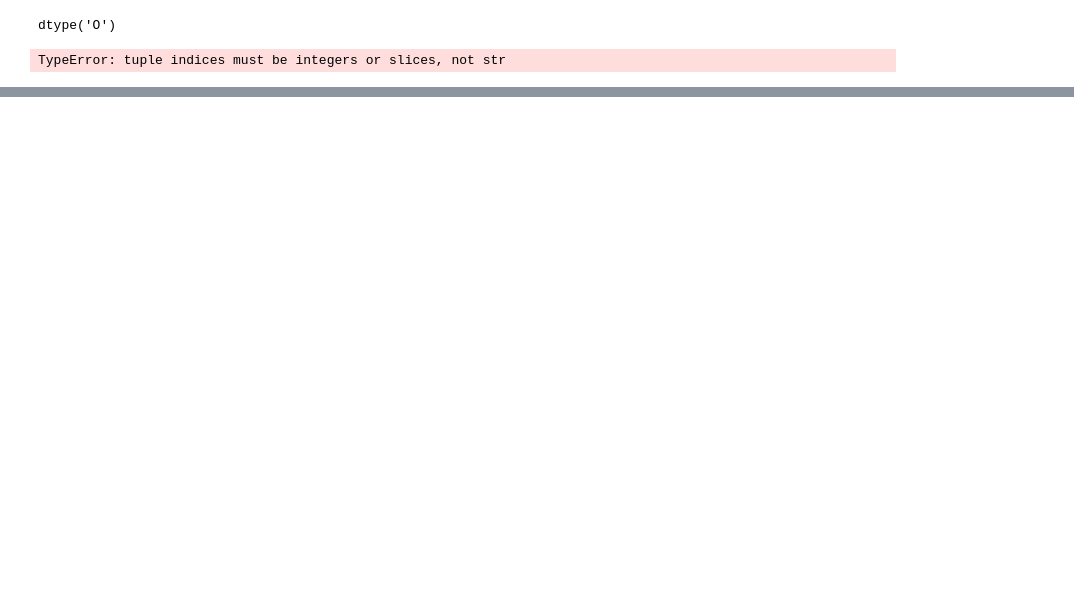
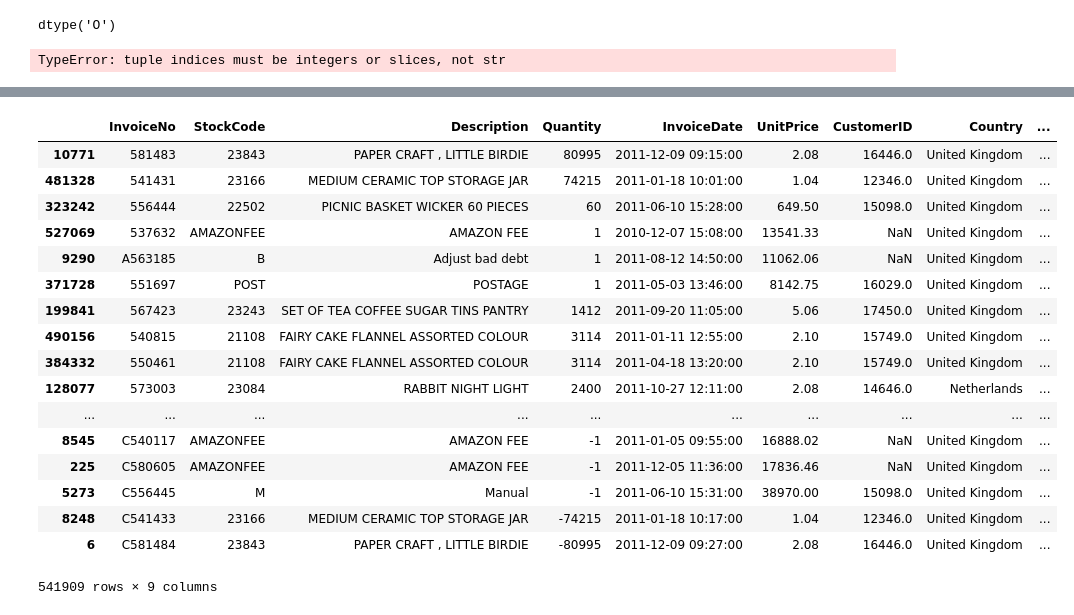
Before and after one commit to rahilshah10/IS, a Jupyter notebook: Zappos/Zappos.ipynb, the cells around one changed output, grey strips where cells are left out. Cells and saved outputs as stored; diff of their text form; code cells hidden in the pictures; blank space fills up the shorter version.

```diff
--- a/Zappos/Zappos.ipynb
+++ b/Zappos/Zappos.ipynb
@@ -74,5 +76,3 @@ UnitPrice           0
 CustomerID     135080
 Country             0
 dtype: int64
-# %%
-ds.dropna(axis =0, subset=['CustomerID'],inplace=True)
@@ -122,0 +122,2 @@ Name: StockCode, Length: 3684, dtype: int64
+# %%
+ds['StockCode_total'] = ds['Quantity'] * ds['UnitPrice']
@@ -122,0 +155,23 @@ Name: StockCode, Length: 3684, dtype: int64
+# %%
+ref = ds.sort_values(['StockCode_total'],ascending=[0])
+# %%
+ref
+# %% [output]
+|  | InvoiceNo | StockCode | Description | Quantity | InvoiceDate | UnitPrice | CustomerID | Country | ... |
+| 10771 | 581483 | 23843 | PAPER CRAFT , LITTLE BIRDIE | 80995 | 2011-12-09 09:15:00 | 2.08 | 16446.0 | United Kingdom | ... |
+| 481328 | 541431 | 23166 | MEDIUM CERAMIC TOP STORAGE JAR | 74215 | 2011-01-18 10:01:00 | 1.04 | 12346.0 | United Kingdom | ... |
+| 323242 | 556444 | 22502 | PICNIC BASKET WICKER 60 PIECES | 60 | 2011-06-10 15:28:00 | 649.50 | 15098.0 | United Kingdom | ... |
+| 527069 | 537632 | AMAZONFEE | AMAZON FEE | 1 | 2010-12-07 15:08:00 | 13541.33 | NaN | United Kingdom | ... |
+| 9290 | A563185 | B | Adjust bad debt | 1 | 2011-08-12 14:50:00 | 11062.06 | NaN | United Kingdom | ... |
+| 371728 | 551697 | POST | POSTAGE | 1 | 2011-05-03 13:46:00 | 8142.75 | 16029.0 | United Kingdom | ... |
+| 199841 | 567423 | 23243 | SET OF TEA COFFEE SUGAR TINS PANTRY | 1412 | 2011-09-20 11:05:00 | 5.06 | 17450.0 | United Kingdom | ... |
+| 490156 | 540815 | 21108 | FAIRY CAKE FLANNEL ASSORTED COLOUR | 3114 | 2011-01-11 12:55:00 | 2.10 | 15749.0 | United Kingdom | ... |
+| 384332 | 550461 | 21108 | FAIRY CAKE FLANNEL ASSORTED COLOUR | 3114 | 2011-04-18 13:20:00 | 2.10 | 15749.0 | United Kingdom | ... |
+| 128077 | 573003 | 23084 | RABBIT NIGHT LIGHT | 2400 | 2011-10-27 12:11:00 | 2.08 | 14646.0 | Netherlands | ... |
+| ... | ... | ... | ... | ... | ... | ... | ... | ... | ... |
+| 8545 | C540117 | AMAZONFEE | AMAZON FEE | -1 | 2011-01-05 09:55:00 | 16888.02 | NaN | United Kingdom | ... |
+| 225 | C580605 | AMAZONFEE | AMAZON FEE | -1 | 2011-12-05 11:36:00 | 17836.46 | NaN | United Kingdom | ... |
+| 5273 | C556445 | M | Manual | -1 | 2011-06-10 15:31:00 | 38970.00 | 15098.0 | United Kingdom | ... |
+| 8248 | C541433 | 23166 | MEDIUM CERAMIC TOP STORAGE JAR | -74215 | 2011-01-18 10:17:00 | 1.04 | 12346.0 | United Kingdom | ... |
+| 6 | C581484 | 23843 | PAPER CRAFT , LITTLE BIRDIE | -80995 | 2011-12-09 09:27:00 | 2.08 | 16446.0 | United Kingdom | ... |
+541909 rows × 9 columns
```
Also changed, not shown: parts of 7 cells of this notebook.
